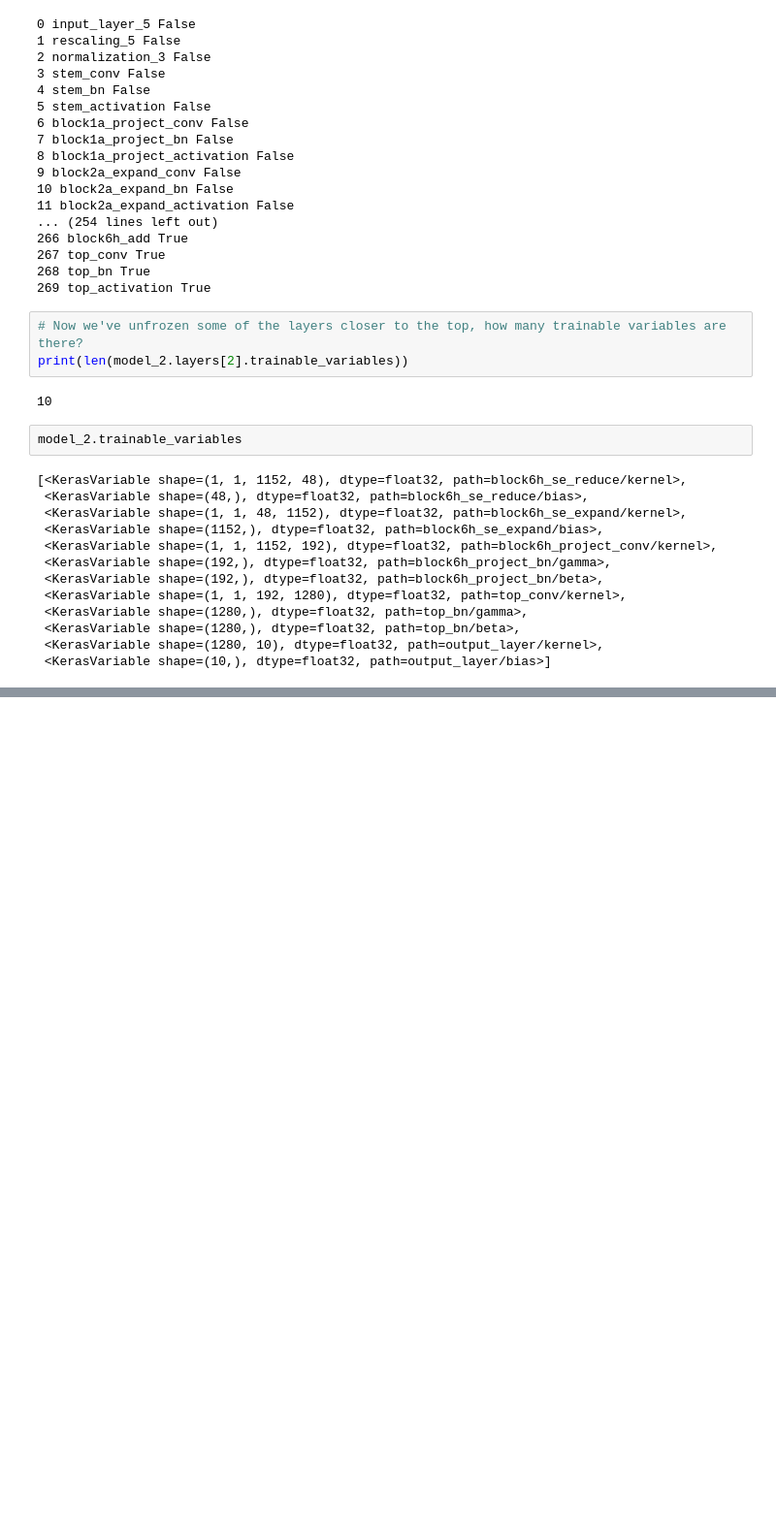
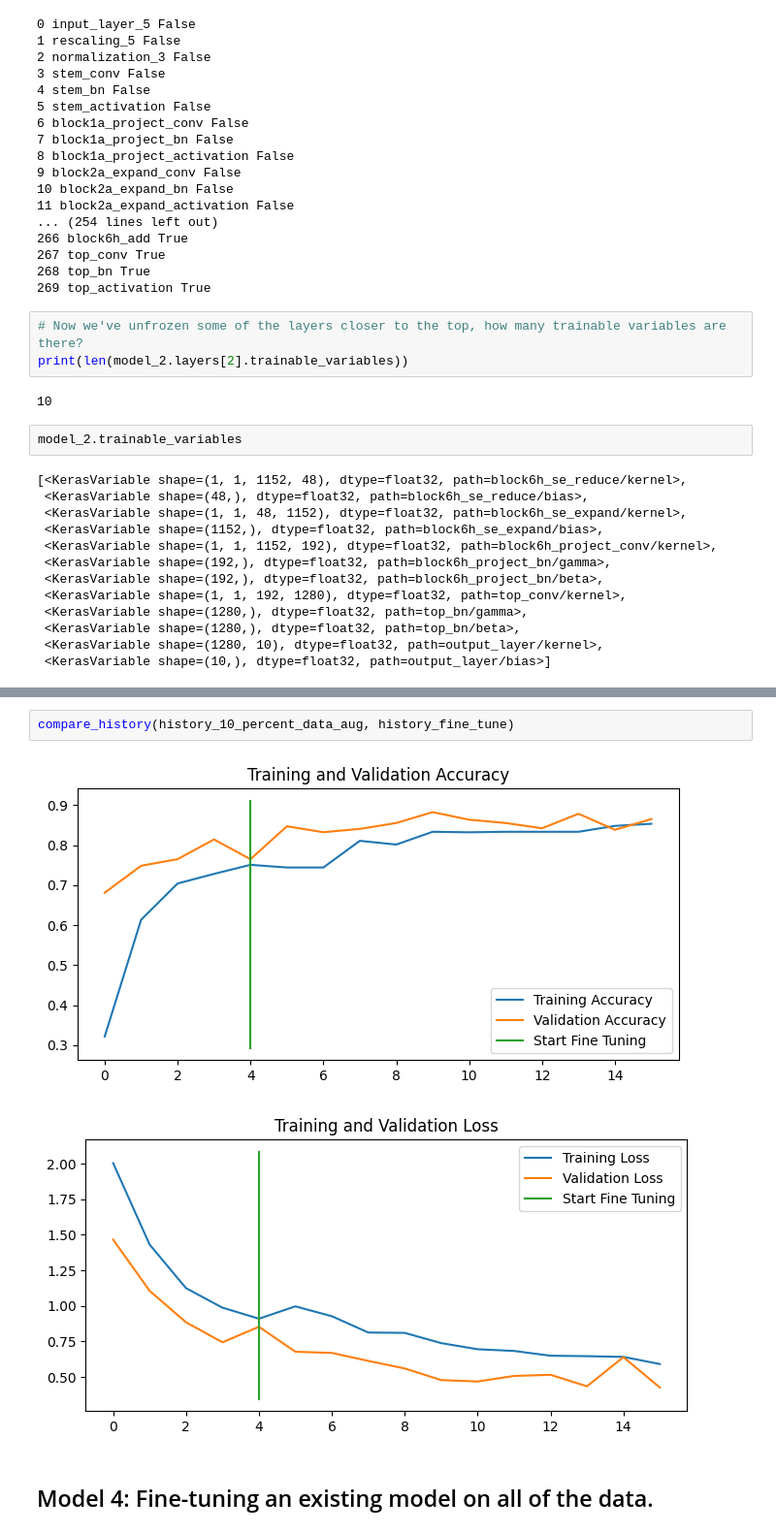
Before and after one commit to ArtyomHov/tensorflow-zero-to-mastery, a Jupyter notebook: 05_transfer_learning_in_tensorflow_part_2_finetuning.ipynb, the cells around one changed output, grey strips where cells are left out. Shown at 97% size. Saved outputs shown, nothing was run; the diff lists cells and outputs as text; blank space fills up the shorter version.

```diff
--- a/05_transfer_learning_in_tensorflow_part_2_finetuning.ipynb
+++ b/05_transfer_learning_in_tensorflow_part_2_finetuning.ipynb
@@ -873,0 +965,7 @@ model_2.trainable_variables
+# %%
+compare_history(history_10_percent_data_aug, history_fine_tune)
+# %% [output]
+[figure, added]
+[figure, added]
+# %% [markdown]
+## Model 4: Fine-tuning an existing model on all of the data.
```
Also changed, not shown: parts of 45 cells of this notebook.
